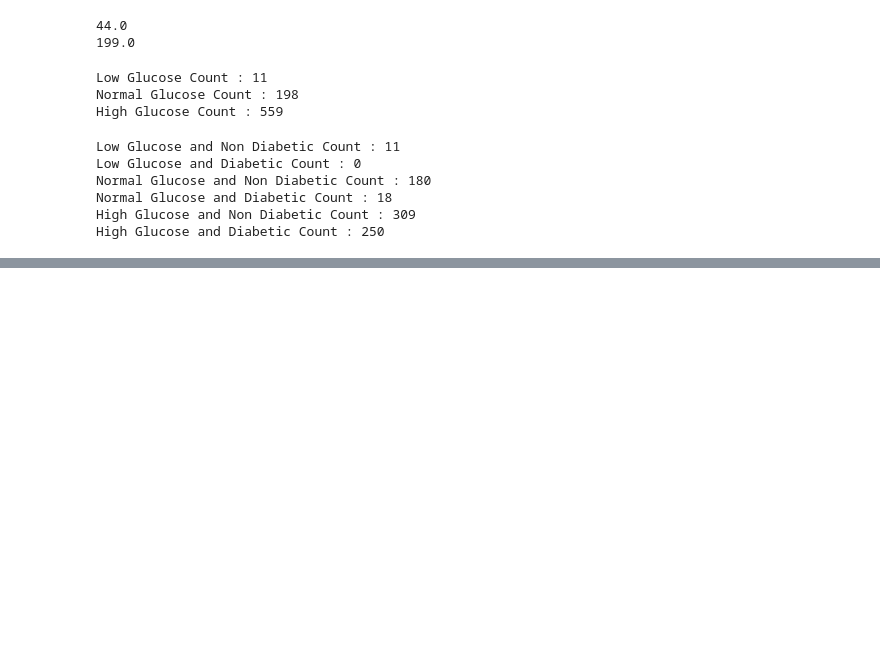
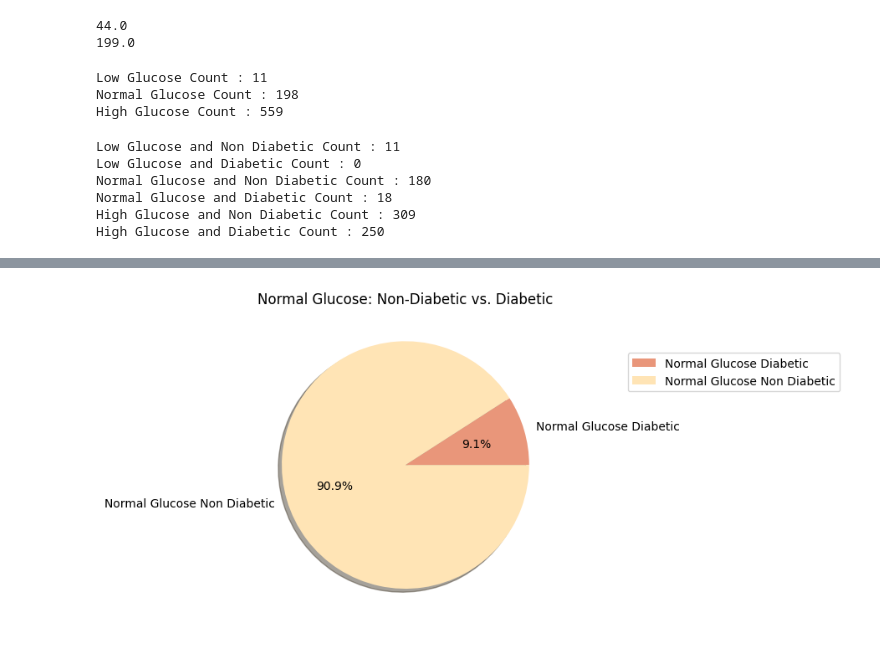
Before and after one commit to hafsatariq18/Diabetes-dataset, a Jupyter notebook: Diabetes Dataset.ipynb, the cells around one changed output, grey strips where cells are left out. Saved outputs shown, nothing was run; the diff lists cells and outputs as text; code cells hidden in the pictures; blank space fills up the shorter version.

```diff
--- a/Diabetes Dataset.ipynb
+++ b/Diabetes Dataset.ipynb
@@ -165,0 +175,9 @@ High Glucose and Diabetic Count : 250
+# %%
+colours=["darksalmon","moccasin"]
+data={'Normal Glucose Diabetic':normal_glucose_diabetic,'Normal Glucose Non Diabetic':normal_glucose_non_diabetic}
+plt.pie(data.values(),labels=data.keys(),colors=colours,shadow=True,autopct='%2.1f%%')
+plt.legend(loc="center left",bbox_to_anchor=(1.2,0.8),labels=data.keys())
+plt.title('Normal Glucose: Non-Diabetic vs. Diabetic')
+plt.show()
+# %% [output]
+[figure, added]
```
Also changed, not shown: parts of 3 cells of this notebook.
